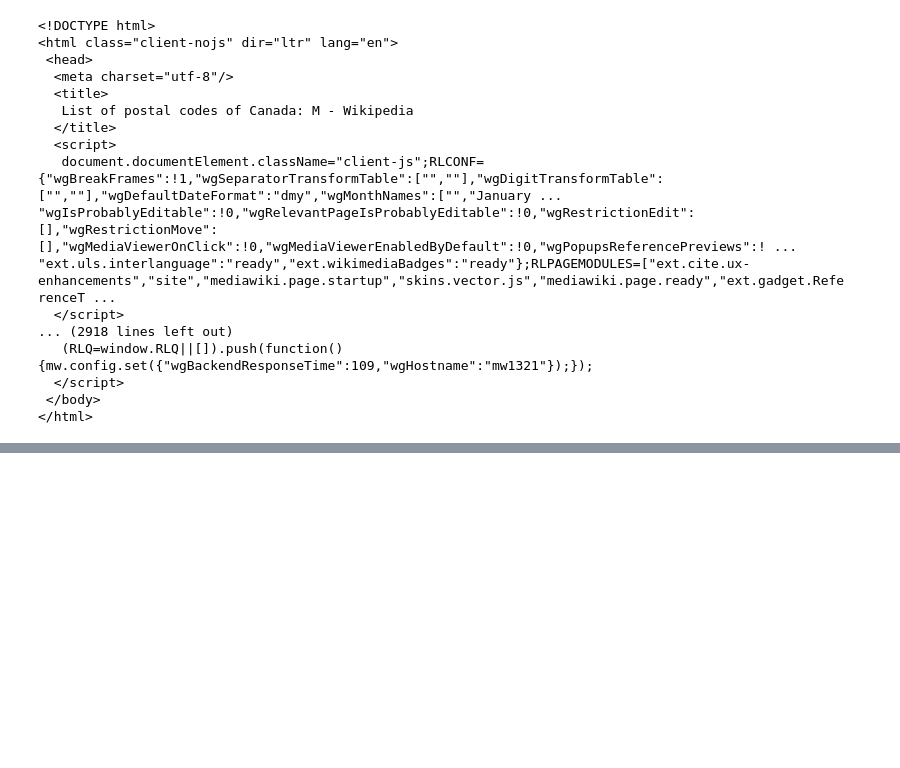
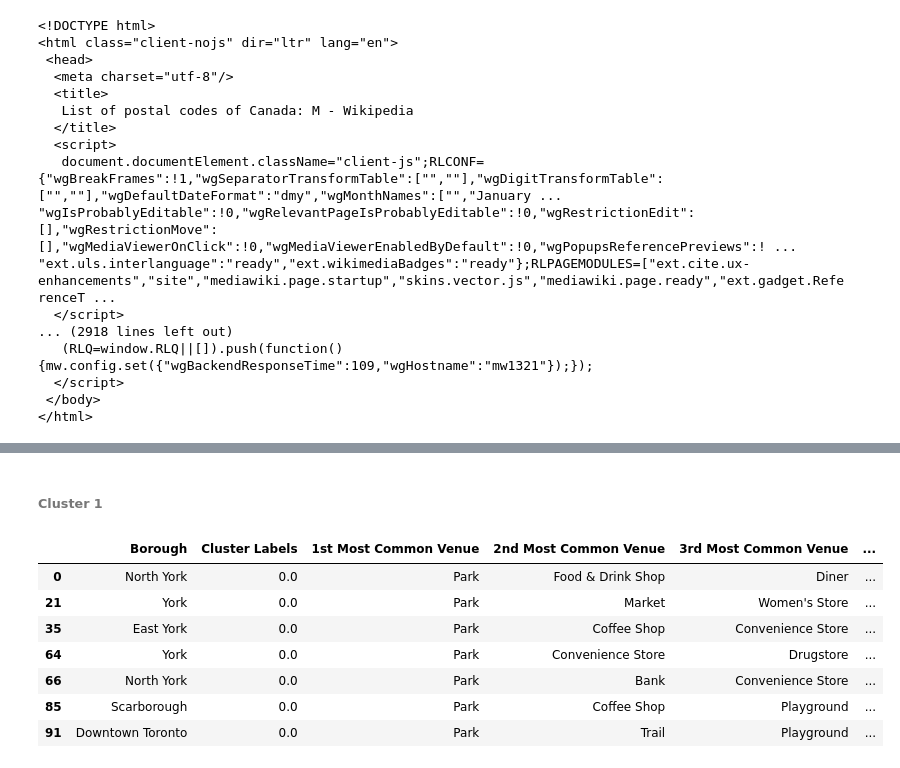
Before and after one commit to ramysbm/github-example, a Jupyter notebook: Toronto.ipynb, the cells around one changed output, grey strips where cells are left out. Cells and saved outputs as stored; diff of their text form; code cells hidden in the pictures; blank space fills up the shorter version.

```diff
--- a/Toronto.ipynb
+++ b/Toronto.ipynb
@@ -28,0 +473,13 @@ print(soup.prettify())
+# %% [markdown]
+###### Cluster 1
+# %%
+toronto_merged.loc[toronto_merged['Cluster Labels'] == 0, toronto_merged.columns[[1] + list(range(5, toronto_merged.shape[1]))]]
+# %% [output]
+|  | Borough | Cluster Labels | 1st Most Common Venue | 2nd Most Common Venue | 3rd Most Common Venue | ... |
+| 0 | North York | 0.0 | Park | Food & Drink Shop | Diner | ... |
+| 21 | York | 0.0 | Park | Market | Women's Store | ... |
+| 35 | East York | 0.0 | Park | Coffee Shop | Convenience Store | ... |
+| 64 | York | 0.0 | Park | Convenience Store | Drugstore | ... |
+| 66 | North York | 0.0 | Park | Bank | Convenience Store | ... |
+| 85 | Scarborough | 0.0 | Park | Coffee Shop | Playground | ... |
+| 91 | Downtown Toronto | 0.0 | Park | Trail | Playground | ... |
```
Also changed, not shown: parts of 43 cells of this notebook.
